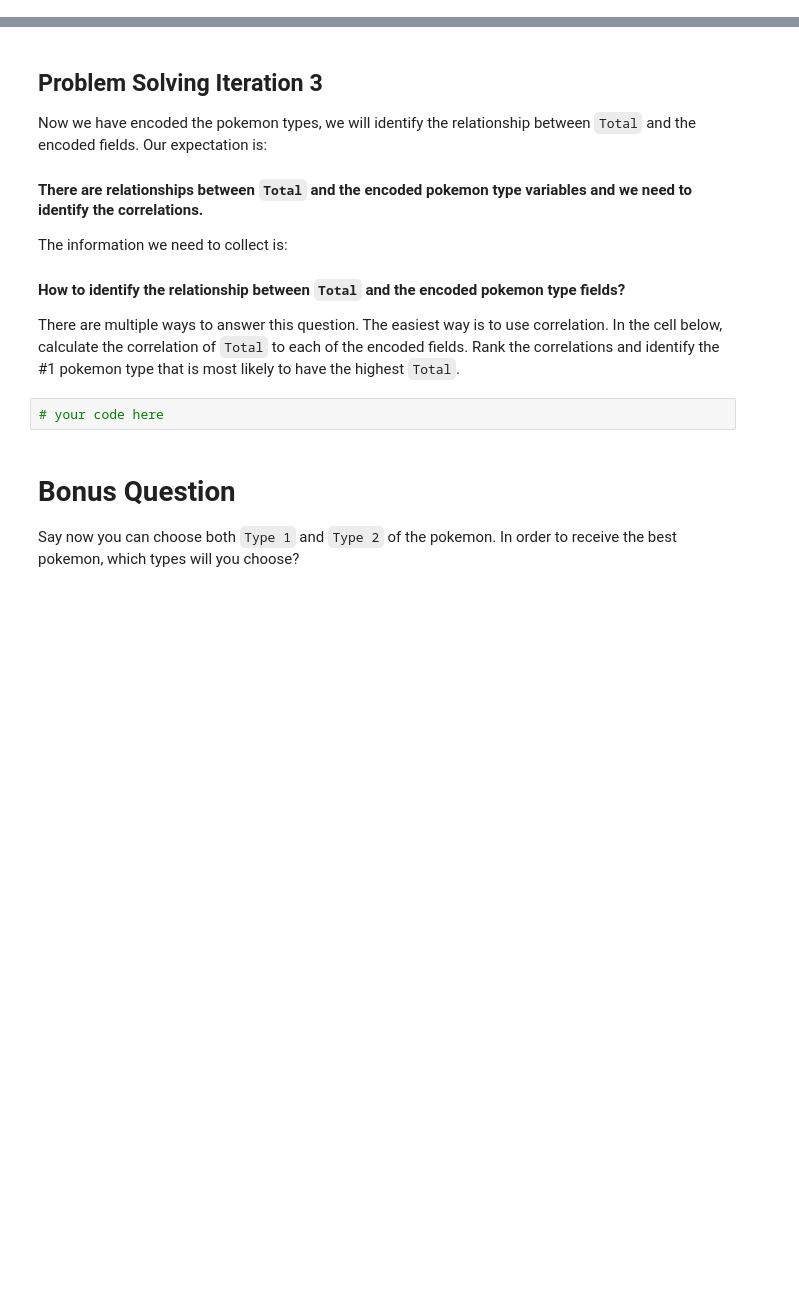
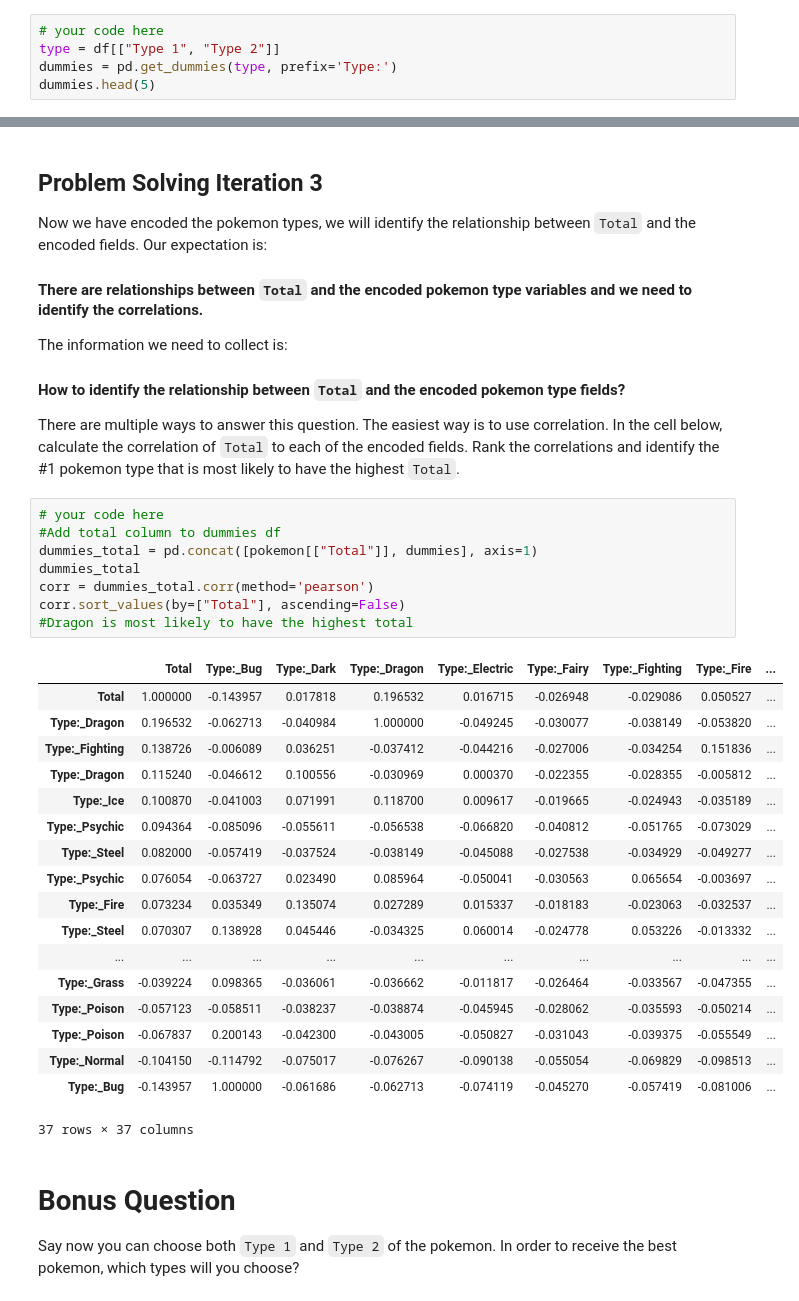
Before and after one commit to JonathonClegg/DAFT_0116, a Jupyter notebook: Module_1/Lab_29_Dataframe-Calculations/challenge-2.ipynb, the cells around one changed output, grey strips where cells are left out. Saved outputs shown, nothing was run; the diff lists cells and outputs as text; blank space fills up the shorter version.

```diff
--- a/Module_1/Lab_29_Dataframe-Calculations/challenge-2.ipynb
+++ b/Module_1/Lab_29_Dataframe-Calculations/challenge-2.ipynb
@@ -93,0 +105,5 @@ The new numerical variables you create should look like below:
+# %%
+# your code here
+type = df[["Type 1", "Type 2"]]
+dummies = pd.get_dummies(type, prefix='Type:')
+dummies.head(5)
@@ -103,8 +127,33 @@ The information we need to collect is:
 #### How to identify the relationship between `Total` and the encoded pokemon type fields?
 
 There are multiple ways to answer this question. The easiest way is to use correlation. In the cell below, calculate the correlation of `Total` to each of the encoded fields. Rank the correlations and identify the #1 pokemon type that is most likely to have the highest `Total`.
-# %%
-# your code here
+# %%
+# your code here
+#Add total column to dummies df
+dummies_total = pd.concat([pokemon[["Total"]], dummies], axis=1)
+dummies_total
+corr = dummies_total.corr(method='pearson')
+corr.sort_values(by=["Total"], ascending=False)
+#Dragon is most likely to have the highest total
+# %% [output]
+|  | Total | Type:_Bug | Type:_Dark | Type:_Dragon | Type:_Electric | Type:_Fairy | Type:_Fighting | Type:_Fire | ... |
+| Total | 1.000000 | -0.143957 | 0.017818 | 0.196532 | 0.016715 | -0.026948 | -0.029086 | 0.050527 | ... |
+| Type:_Dragon | 0.196532 | -0.062713 | -0.040984 | 1.000000 | -0.049245 | -0.030077 | -0.038149 | -0.053820 | ... |
+| Type:_Fighting | 0.138726 | -0.006089 | 0.036251 | -0.037412 | -0.044216 | -0.027006 | -0.034254 | 0.151836 | ... |
+| Type:_Dragon | 0.115240 | -0.046612 | 0.100556 | -0.030969 | 0.000370 | -0.022355 | -0.028355 | -0.005812 | ... |
+| Type:_Ice | 0.100870 | -0.041003 | 0.071991 | 0.118700 | 0.009617 | -0.019665 | -0.024943 | -0.035189 | ... |
+| Type:_Psychic | 0.094364 | -0.085096 | -0.055611 | -0.056538 | -0.066820 | -0.040812 | -0.051765 | -0.073029 | ... |
+| Type:_Steel | 0.082000 | -0.057419 | -0.037524 | -0.038149 | -0.045088 | -0.027538 | -0.034929 | -0.049277 | ... |
+| Type:_Psychic | 0.076054 | -0.063727 | 0.023490 | 0.085964 | -0.050041 | -0.030563 | 0.065654 | -0.003697 | ... |
+| Type:_Fire | 0.073234 | 0.035349 | 0.135074 | 0.027289 | 0.015337 | -0.018183 | -0.023063 | -0.032537 | ... |
+| Type:_Steel | 0.070307 | 0.138928 | 0.045446 | -0.034325 | 0.060014 | -0.024778 | 0.053226 | -0.013332 | ... |
+| ... | ... | ... | ... | ... | ... | ... | ... | ... | ... |
+| Type:_Grass | -0.039224 | 0.098365 | -0.036061 | -0.036662 | -0.011817 | -0.026464 | -0.033567 | -0.047355 | ... |
+| Type:_Poison | -0.057123 | -0.058511 | -0.038237 | -0.038874 | -0.045945 | -0.028062 | -0.035593 | -0.050214 | ... |
+| Type:_Poison | -0.067837 | 0.200143 | -0.042300 | -0.043005 | -0.050827 | -0.031043 | -0.039375 | -0.055549 | ... |
+| Type:_Normal | -0.104150 | -0.114792 | -0.075017 | -0.076267 | -0.090138 | -0.055054 | -0.069829 | -0.098513 | ... |
+| Type:_Bug | -0.143957 | 1.000000 | -0.061686 | -0.062713 | -0.074119 | -0.045270 | -0.057419 | -0.081006 | ... |
+37 rows × 37 columns
 # %% [markdown]
 # Bonus Question
 
```
Also changed, not shown: parts of 4 cells of this notebook, 4 other files.
